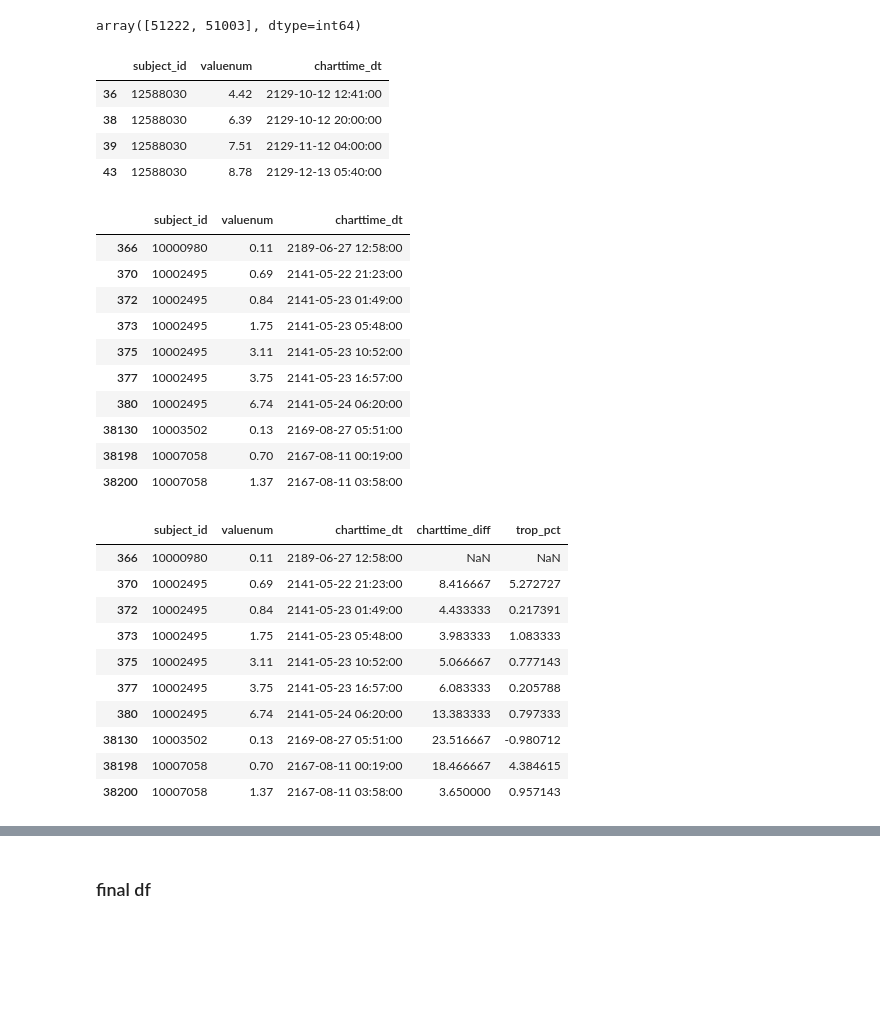
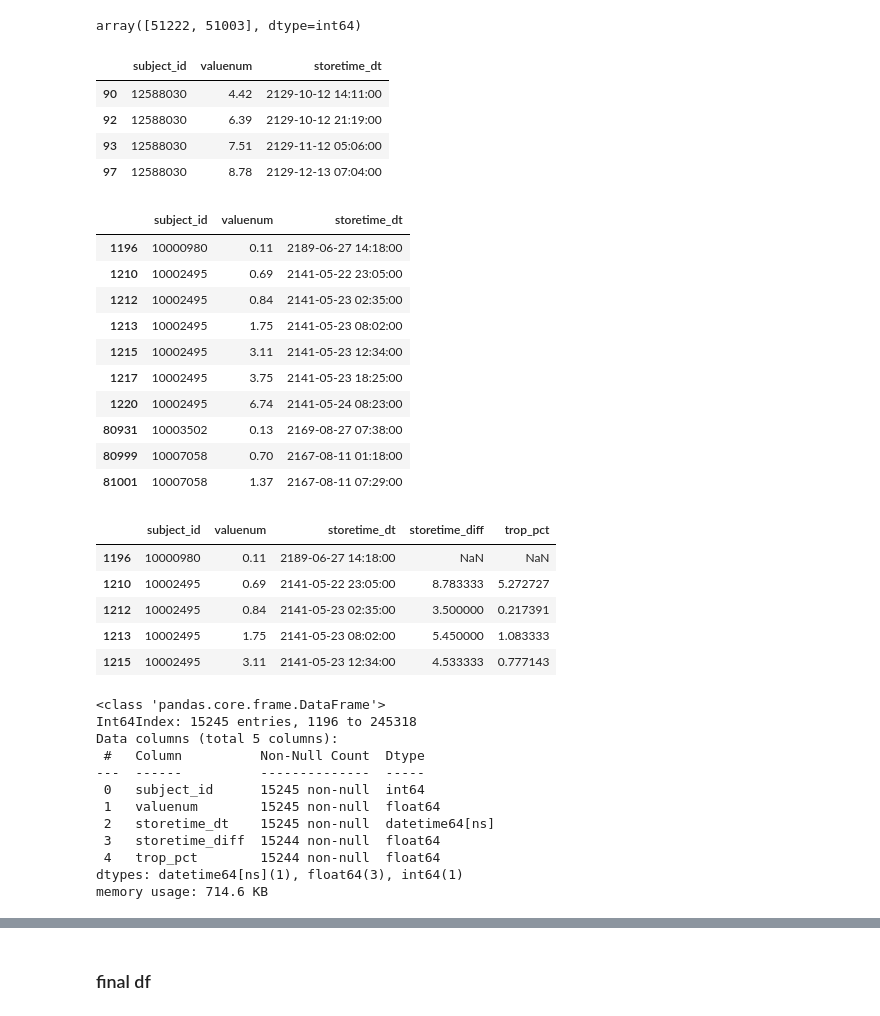
Before and after one commit to doscsy12/shade_22, a Jupyter notebook: datathon22_EDA_sy.ipynb, the cells around one changed output, grey strips where cells are left out. Cells and saved outputs as stored; diff of their text form; code cells hidden in the pictures; blank space fills up the shorter version.

```diff
--- a/datathon22_EDA_sy.ipynb
+++ b/datathon22_EDA_sy.ipynb
@@ -45,0 +95,3 @@ memory usage: 33.7+ MB
+# %%
+addmittime_df = trop_df.groupby('subject_id').first().reset_index()[['subject_id','addmittime_dt']]
+addmittime_df.head()
@@ -46,2 +105,4 @@ memory usage: 33.7+ MB
+# %%
+df = df.merge(addmittime_df,on='subject_id')
 # %% [markdown]
 <span style='color:red'>earliest starttime/stoptime where medication of interest (aspirin/blah blah) is '1'
@@ -411,43 +583,56 @@ df['itemid'].unique()
 # %% [output]
 array([51222, 51003], dtype=int64)
 # %%
-df[(df['subject_id']==12588030) & (df['itemid']==51003)][['subject_id','valuenum','charttime_dt']].sort_values(by=['subject_id','charttime_dt']).drop_duplicates(subset=['subject_id','charttime_dt'],keep='first')
+df[(df['subject_id']==12588030) & (df['itemid']==51003)][['subject_id','valuenum','storetime_dt']].sort_values(by=['subject_id','storetime_dt']).drop_duplicates(subset=['subject_id','storetime_dt'],keep='first')
 # %% [output]
-|  | subject_id | valuenum | charttime_dt |
-| 36 | 12588030 | 4.42 | 2129-10-12 12:41:00 |
-| 38 | 12588030 | 6.39 | 2129-10-12 20:00:00 |
-| 39 | 12588030 | 7.51 | 2129-11-12 04:00:00 |
-| 43 | 12588030 | 8.78 | 2129-12-13 05:40:00 |
+|  | subject_id | valuenum | storetime_dt |
+| 90 | 12588030 | 4.42 | 2129-10-12 14:11:00 |
+| 92 | 12588030 | 6.39 | 2129-10-12 21:19:00 |
+| 93 | 12588030 | 7.51 | 2129-11-12 05:06:00 |
+| 97 | 12588030 | 8.78 | 2129-12-13 07:04:00 |
 # %%
-trop_inc_df = df[(df['itemid']==51003)][['subject_id','valuenum','charttime_dt']].sort_values(by=['subject_id','charttime_dt']).drop_duplicates(subset=['subject_id','charttime_dt'],keep='first')
+trop_inc_df = df[(df['itemid']==51003)][['subject_id','valuenum','storetime_dt']].sort_values(by=['subject_id','storetime_dt']).drop_duplicates(subset=['subject_id','storetime_dt'],keep='first')
 trop_inc_df.head(10)
 # %% [output]
-|  | subject_id | valuenum | charttime_dt |
-| 366 | 10000980 | 0.11 | 2189-06-27 12:58:00 |
-| 370 | 10002495 | 0.69 | 2141-05-22 21:23:00 |
-| 372 | 10002495 | 0.84 | 2141-05-23 01:49:00 |
-| 373 | 10002495 | 1.75 | 2141-05-23 05:48:00 |
-| 375 | 10002495 | 3.11 | 2141-05-23 10:52:00 |
-| 377 | 10002495 | 3.75 | 2141-05-23 16:57:00 |
-| 380 | 10002495 | 6.74 | 2141-05-24 06:20:00 |
-| 38130 | 10003502 | 0.13 | 2169-08-27 05:51:00 |
-| 38198 | 10007058 | 0.70 | 2167-08-11 00:19:00 |
-| 38200 | 10007058 | 1.37 | 2167-08-11 03:58:00 |
+|  | subject_id | valuenum | storetime_dt |
+| 1196 | 10000980 | 0.11 | 2189-06-27 14:18:00 |
+| 1210 | 10002495 | 0.69 | 2141-05-22 23:05:00 |
+| 1212 | 10002495 | 0.84 | 2141-05-23 02:35:00 |
+| 1213 | 10002495 | 1.75 | 2141-05-23 08:02:00 |
+| 1215 | 10002495 | 3.11 | 2141-05-23 12:34:00 |
+| 1217 | 10002495 | 3.75 | 2141-05-23 18:25:00 |
+| 1220 | 10002495 | 6.74 | 2141-05-24 08:23:00 |
+| 80931 | 10003502 | 0.13 | 2169-08-27 07:38:00 |
+| 80999 | 10007058 | 0.70 | 2167-08-11 01:18:00 |
+| 81001 | 10007058 | 1.37 | 2167-08-11 07:29:00 |
 # %%
-trop_inc_df['charttime_diff'] = trop_inc_df['charttime_dt'].diff().dt.seconds.div(3600)
+# time_diff convert to hrs
+trop_inc_df['storetime_diff'] = trop_inc_df['storetime_dt'].diff().dt.seconds.div(3600)
+
+# troponin diff in pct_change
 trop_inc_df['trop_pct'] = trop_inc_df['valuenum'].pct_change()
 # %%
-trop_inc_df.head(10)
+trop_inc_df.head()
 # %% [output]
-|  | subject_id | valuenum | charttime_dt | charttime_diff | trop_pct |
-| 366 | 10000980 | 0.11 | 2189-06-27 12:58:00 | NaN | NaN |
-| 370 | 10002495 | 0.69 | 2141-05-22 21:23:00 | 8.416667 | 5.272727 |
-| 372 | 10002495 | 0.84 | 2141-05-23 01:49:00 | 4.433333 | 0.217391 |
-| 373 | 10002495 | 1.75 | 2141-05-23 05:48:00 | 3.983333 | 1.083333 |
-| 375 | 10002495 | 3.11 | 2141-05-23 10:52:00 | 5.066667 | 0.777143 |
-| 377 | 10002495 | 3.75 | 2141-05-23 16:57:00 | 6.083333 | 0.205788 |
-| 380 | 10002495 | 6.74 | 2141-05-24 06:20:00 | 13.383333 | 0.797333 |
-| 38130 | 10003502 | 0.13 | 2169-08-27 05:51:00 | 23.516667 | -0.980712 |
-| 38198 | 10007058 | 0.70 | 2167-08-11 00:19:00 | 18.466667 | 4.384615 |
-| 38200 | 10007058 | 1.37 | 2167-08-11 03:58:00 | 3.650000 | 0.957143 |
+|  | subject_id | valuenum | storetime_dt | storetime_diff | trop_pct |
+| 1196 | 10000980 | 0.11 | 2189-06-27 14:18:00 | NaN | NaN |
+| 1210 | 10002495 | 0.69 | 2141-05-22 23:05:00 | 8.783333 | 5.272727 |
+| 1212 | 10002495 | 0.84 | 2141-05-23 02:35:00 | 3.500000 | 0.217391 |
+| 1213 | 10002495 | 1.75 | 2141-05-23 08:02:00 | 5.450000 | 1.083333 |
+| 1215 | 10002495 | 3.11 | 2141-05-23 12:34:00 | 4.533333 | 0.777143 |
+# %%
+trop_inc_df.info()
+# %% [output]
+<class 'pandas.core.frame.DataFrame'>
+Int64Index: 15245 entries, 1196 to 245318
+Data columns (total 5 columns):
+ #   Column          Non-Null Count  Dtype
+---  ------          --------------  -----
+ 0   subject_id      15245 non-null  int64
+ 1   valuenum        15245 non-null  float64
+ 2   storetime_dt    15245 non-null  datetime64[ns]
+ 3   storetime_diff  15244 non-null  float64
+ 4   trop_pct        15244 non-null  float64
+dtypes: datetime64[ns](1), float64(3), int64(1)
+memory usage: 714.6 KB
 # %%
```
Also changed, not shown: parts of 51 cells of this notebook.
